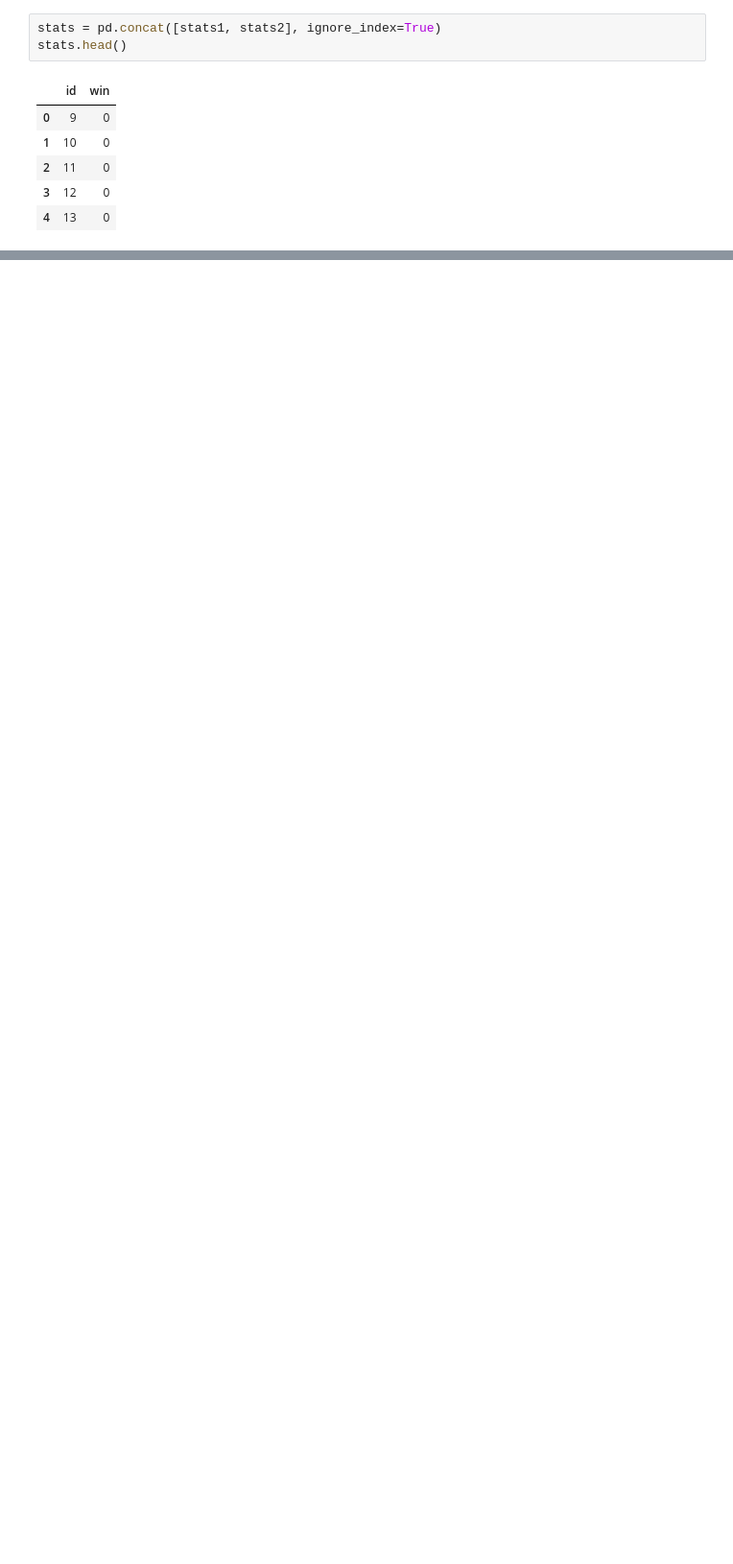
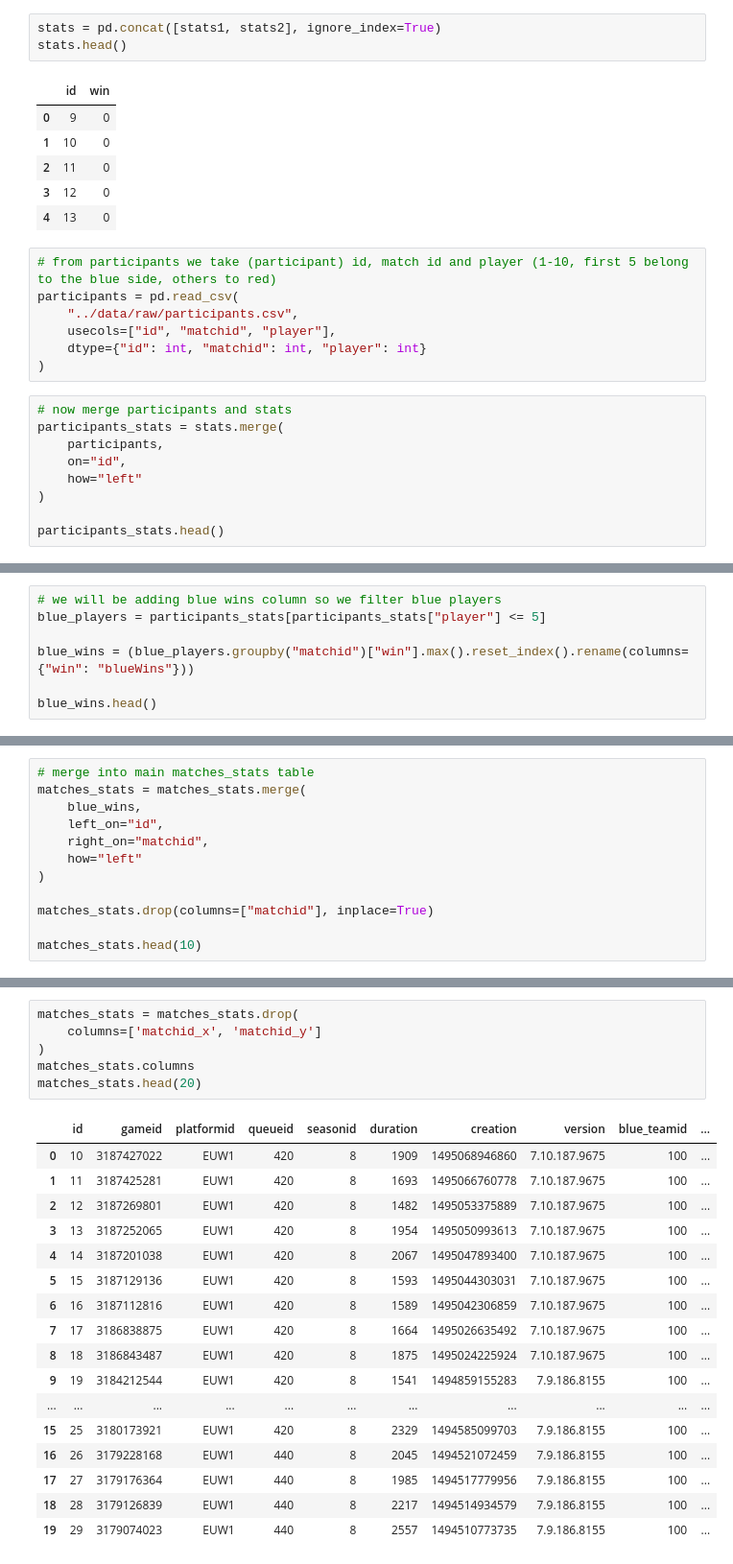
Before and after one commit to seiryuu9/ml-analysis-lol, a Jupyter notebook: notebooks/01_eda.ipynb, the cells around one changed output, grey strips where cells are left out. Shown at 96% size. Saved outputs shown, nothing was run; the diff lists cells and outputs as text; blank space fills up the shorter version.

Commit message:
worked on main table

```diff
--- a/notebooks/01_eda.ipynb
+++ b/notebooks/01_eda.ipynb
@@ -137,3 +140,19 @@ stats.head()
 | 2 | 11 | 0 |
 | 3 | 12 | 0 |
 | 4 | 13 | 0 |
+# %%
+# from participants we take (participant) id, match id and player (1-10, first 5 belong to the blue side, others to red)
+participants = pd.read_csv(
+    "../data/raw/participants.csv",
+    usecols=["id", "matchid", "player"],
+    dtype={"id": int, "matchid": int, "player": int}
+)
+# %%
+# now merge participants and stats
+participants_stats = stats.merge(
+    participants,
+    on="id",
+    how="left"
+)
+
+participants_stats.head()
@@ -139,0 +166,7 @@ stats.head()
+# %%
+# we will be adding blue wins column so we filter blue players
+blue_players = participants_stats[participants_stats["player"] <= 5]
+
+blue_wins = (blue_players.groupby("matchid")["win"].max().reset_index().rename(columns={"win": "blueWins"}))
+
+blue_wins.head()
@@ -139,0 +180,12 @@ stats.head()
+# %%
+# merge into main matches_stats table
+matches_stats = matches_stats.merge(
+    blue_wins,
+    left_on="id",
+    right_on="matchid",
+    how="left"
+)
+
+matches_stats.drop(columns=["matchid"], inplace=True)
+
+matches_stats.head(10)
@@ -139,0 +225,24 @@ stats.head()
+# %%
+matches_stats = matches_stats.drop(
+    columns=['matchid_x', 'matchid_y']
+)
+matches_stats.columns
+matches_stats.head(20)
+# %% [output]
+|  | id | gameid | platformid | queueid | seasonid | duration | creation | version | blue_teamid | ... |
+| 0 | 10 | 3187427022 | EUW1 | 420 | 8 | 1909 | 1495068946860 | 7.10.187.9675 | 100 | ... |
+| 1 | 11 | 3187425281 | EUW1 | 420 | 8 | 1693 | 1495066760778 | 7.10.187.9675 | 100 | ... |
+| 2 | 12 | 3187269801 | EUW1 | 420 | 8 | 1482 | 1495053375889 | 7.10.187.9675 | 100 | ... |
+| 3 | 13 | 3187252065 | EUW1 | 420 | 8 | 1954 | 1495050993613 | 7.10.187.9675 | 100 | ... |
+| 4 | 14 | 3187201038 | EUW1 | 420 | 8 | 2067 | 1495047893400 | 7.10.187.9675 | 100 | ... |
+| 5 | 15 | 3187129136 | EUW1 | 420 | 8 | 1593 | 1495044303031 | 7.10.187.9675 | 100 | ... |
+| 6 | 16 | 3187112816 | EUW1 | 420 | 8 | 1589 | 1495042306859 | 7.10.187.9675 | 100 | ... |
+| 7 | 17 | 3186838875 | EUW1 | 420 | 8 | 1664 | 1495026635492 | 7.10.187.9675 | 100 | ... |
+| 8 | 18 | 3186843487 | EUW1 | 420 | 8 | 1875 | 1495024225924 | 7.10.187.9675 | 100 | ... |
+| 9 | 19 | 3184212544 | EUW1 | 420 | 8 | 1541 | 1494859155283 | 7.9.186.8155 | 100 | ... |
+| ... | ... | ... | ... | ... | ... | ... | ... | ... | ... | ... |
+| 15 | 25 | 3180173921 | EUW1 | 420 | 8 | 2329 | 1494585099703 | 7.9.186.8155 | 100 | ... |
+| 16 | 26 | 3179228168 | EUW1 | 440 | 8 | 2045 | 1494521072459 | 7.9.186.8155 | 100 | ... |
+| 17 | 27 | 3179176364 | EUW1 | 440 | 8 | 1985 | 1494517779956 | 7.9.186.8155 | 100 | ... |
+| 18 | 28 | 3179126839 | EUW1 | 440 | 8 | 2217 | 1494514934579 | 7.9.186.8155 | 100 | ... |
+| 19 | 29 | 3179074023 | EUW1 | 440 | 8 | 2557 | 1494510773735 | 7.9.186.8155 | 100 | ... |
```
Also changed, not shown: parts of 9 cells of this notebook, 3 other files.
